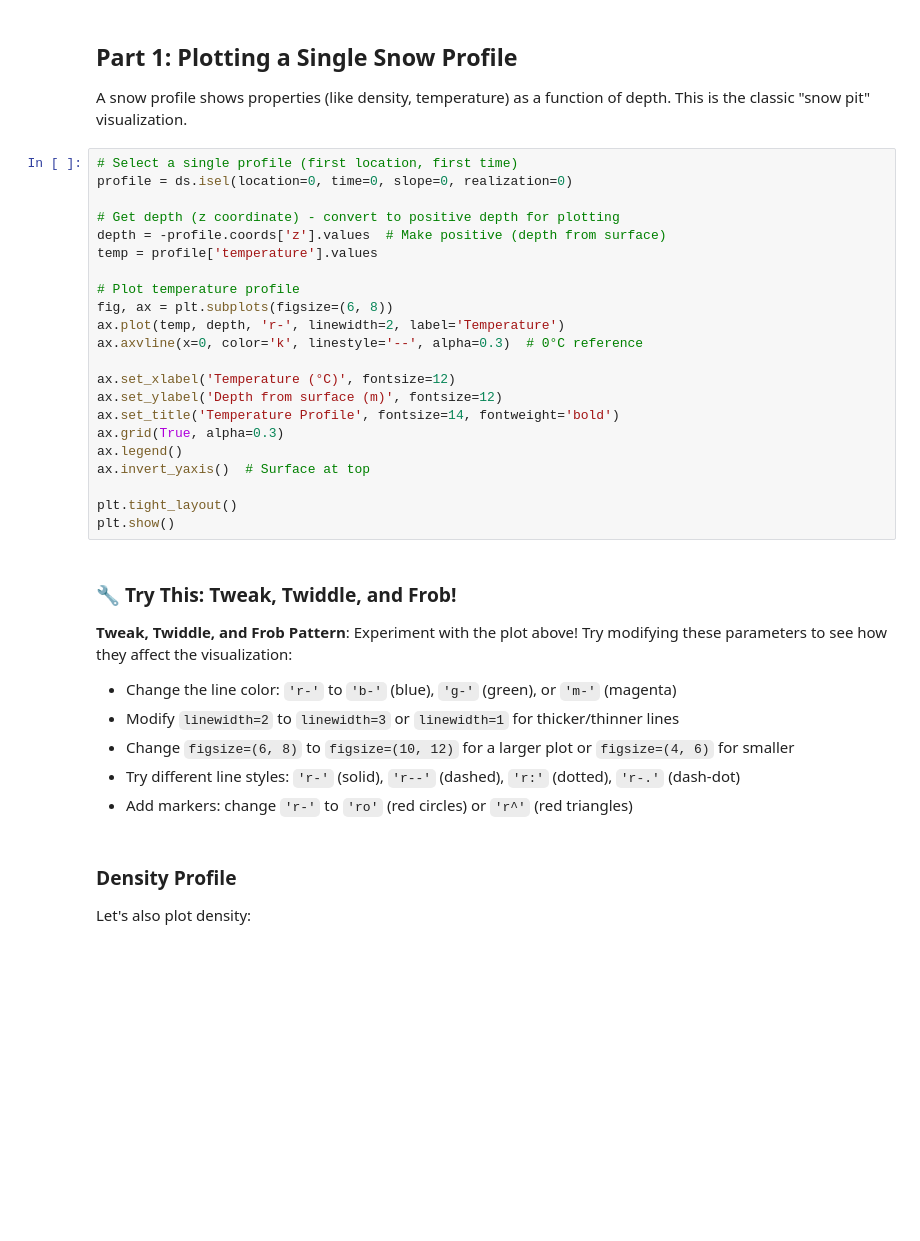
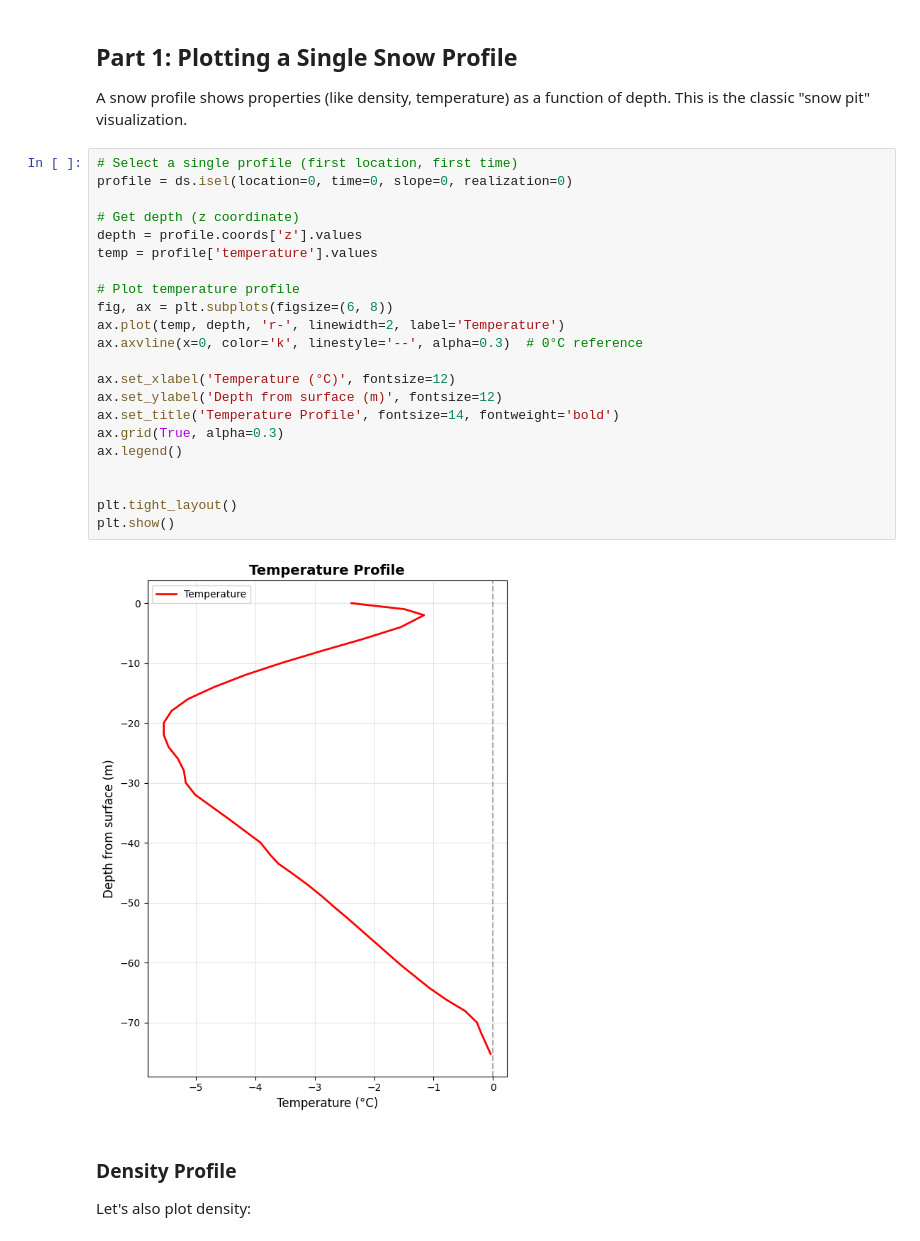
Before and after one commit to Austfi/xsnowForPatrol, a Jupyter notebook: notebooks/03_visualization.ipynb, the cells around one changed output. Cells and saved outputs as stored; diff of their text form; blank space fills up the shorter version.

```diff
--- a/notebooks/03_visualization.ipynb
+++ b/notebooks/03_visualization.ipynb
@@ -73,35 +62,27 @@ A snow profile shows properties (like density, temperature) as a function of dep
 # %%
 # Select a single profile (first location, first time)
 profile = ds.isel(location=0, time=0, slope=0, realization=0)
 
-# Get depth (z coordinate) - convert to positive depth for plotting
-depth = -profile.coords['z'].values  # Make positive (depth from surface)
+# Get depth (z coordinate)
+depth = profile.coords['z'].values
 temp = profile['temperature'].values
 
 # Plot temperature profile
 fig, ax = plt.subplots(figsize=(6, 8))
 ax.plot(temp, depth, 'r-', linewidth=2, label='Temperature')
 ax.axvline(x=0, color='k', linestyle='--', alpha=0.3)  # 0°C reference
 
 ax.set_xlabel('Temperature (°C)', fontsize=12)
 ax.set_ylabel('Depth from surface (m)', fontsize=12)
 ax.set_title('Temperature Profile', fontsize=14, fontweight='bold')
 ax.grid(True, alpha=0.3)
 ax.legend()
-ax.invert_yaxis()  # Surface at top
+
 
 plt.tight_layout()
 plt.show()
+# %% [output]
+[figure, added]
-# %% [markdown]
-### 🔧 Try This: Tweak, Twiddle, and Frob!
-
-**Tweak, Twiddle, and Frob Pattern**: Experiment with the plot above! Try modifying these parameters to see how they affect the visualization:
-
-- Change the line color: `'r-'` to `'b-'` (blue), `'g-'` (green), or `'m-'` (magenta)
-- Modify `linewidth=2` to `linewidth=3` or `linewidth=1` for thicker/thinner lines
-- Change `figsize=(6, 8)` to `figsize=(10, 12)` for a larger plot or `figsize=(4, 6)` for smaller
-- Try different line styles: `'r-'` (solid), `'r--'` (dashed), `'r:'` (dotted), `'r-.'` (dash-dot)
-- Add markers: change `'r-'` to `'ro'` (red circles) or `'r^'` (red triangles)
 # %% [markdown]
 ### Density Profile
 
```
Also changed, not shown: parts of 20 cells of this notebook.
